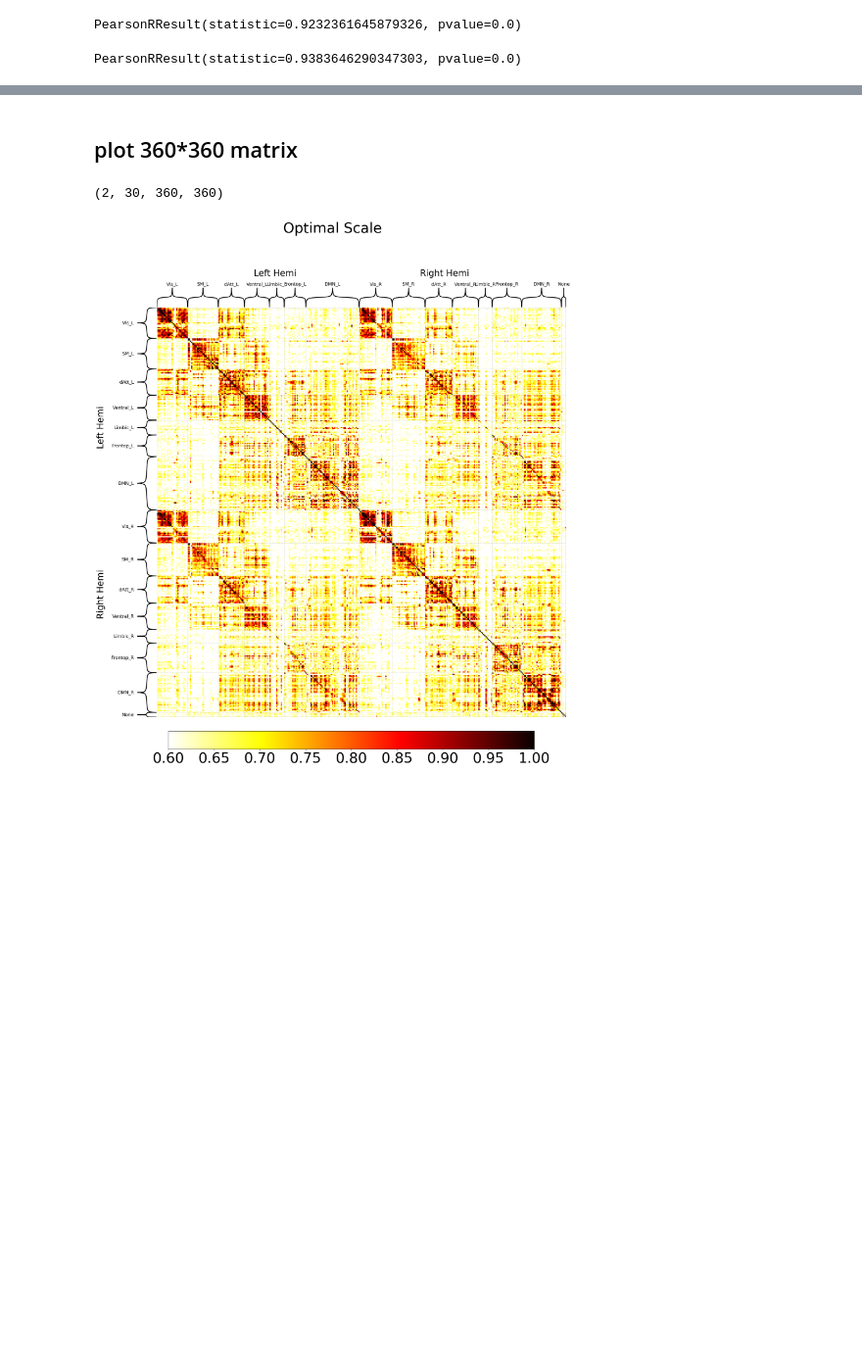
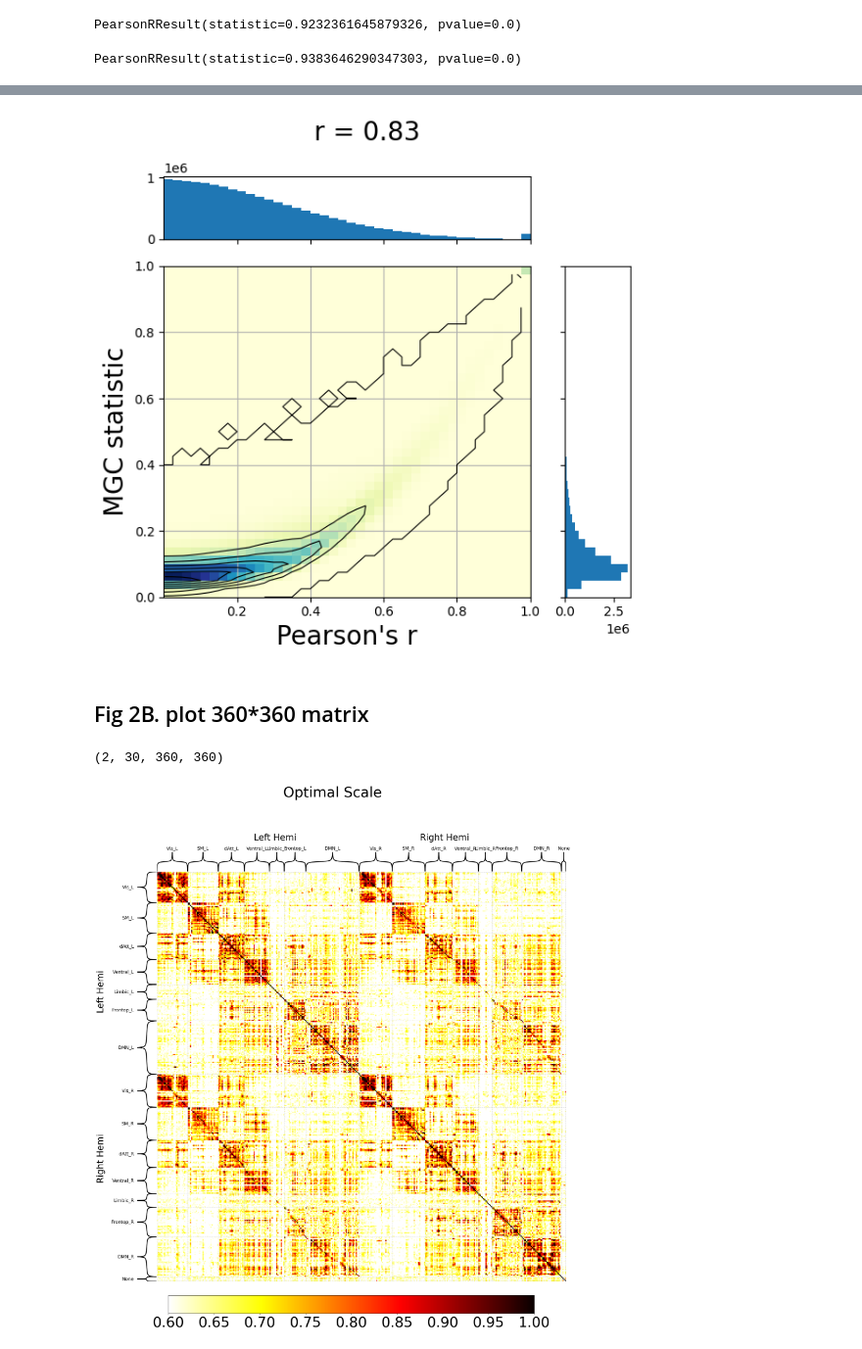
Before and after one commit to HechengJin0/MGC_paper, a Jupyter notebook: paper_main_figures.ipynb, the cells around one changed output, grey strips where cells are left out. Shown at 98% size. Drawn from its saved outputs; the diff is of its cells as text; code cells hidden in the pictures; blank space fills up the shorter version.

```diff
--- a/paper_main_figures.ipynb
+++ b/paper_main_figures.ipynb
@@ -327,5 +357,36 @@ roi_labels_rename_all_sep = np.array(roi['Yeo7Network_name_LR'])
+# %%
+from matplotlib.gridspec import GridSpec
+# Compute 2D histogram
+bins = 40
+r, p = pearsonr(df['abs(Pearson r)'], df['MGC statistic'])
+counts, xedges, yedges = np.histogram2d(df['abs(Pearson r)'], df['MGC statistic'], bins=bins)
+fig = plt.figure(figsize=(6, 6))
+gs = GridSpec(5, 5)
+ax_main = fig.add_subplot(gs[1:, :-1])      # Main scatter/heatmap
+ax_xhist = fig.add_subplot(gs[0, :-1], sharex=ax_main)  # X histogram
+ax_yhist = fig.add_subplot(gs[1:, -1], sharey=ax_main)  # Y histogram
+im = ax_main.imshow(counts.T, origin='lower', aspect='auto',
+                    extent=[xedges[0], xedges[-1], yedges[0], yedges[-1]],
+                    cmap='YlGnBu')
+X, Y = np.meshgrid(xedges[:-1], yedges[:-1])
+ax_main.contour(X, Y, counts.T, colors='black', linewidths=0.8)
+
+
+ax_xhist.hist(df['abs(Pearson r)'], bins=bins)
+ax_yhist.hist(df['MGC statistic'], bins=bins, orientation='horizontal')
+plt.setp(ax_xhist.get_xticklabels(), visible=False)
+plt.setp(ax_yhist.get_yticklabels(), visible=False)
+
+ax_main.set_xlabel("Pearson's r",fontsize=20)
+ax_main.set_ylabel('MGC statistic',fontsize=20)
+ax_main.grid(True)
+fig.suptitle(f'r = {r:.2f}',fontsize=20)
+fig.tight_layout()
+plt.show()
+# %% [output]
+[figure, added]
 # %% [markdown]
-## plot 360*360 matrix
+## Fig 2B. plot 360*360 matrix
 # %%
 test_mean = np.mean(optimal_scale_X_each_sub_ses_test,axis=0)
 retest_mean = np.mean(optimal_scale_X_each_sub_ses_retest,axis=0)
```
Also changed, not shown: parts of 70 cells of this notebook.
